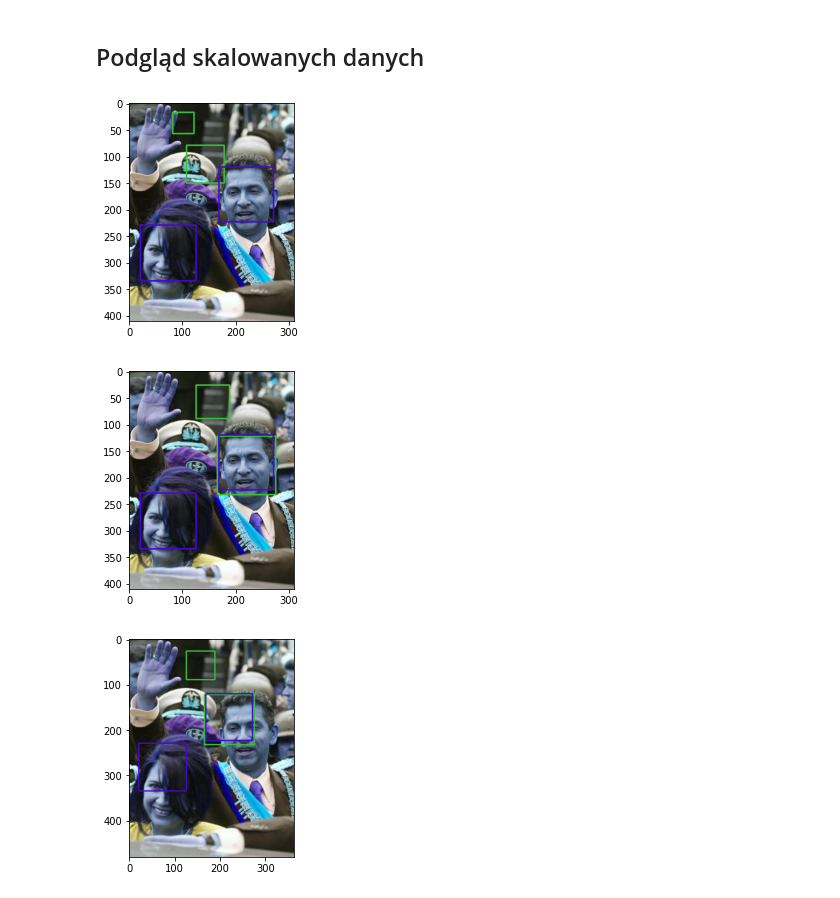
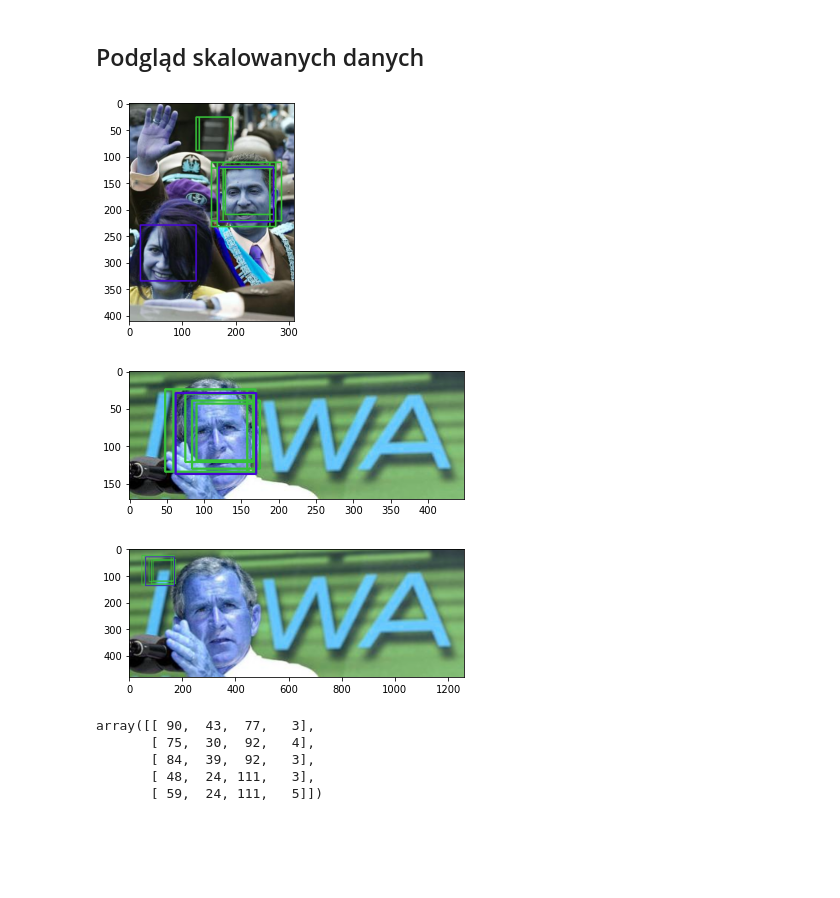
Before and after one commit to karlosos/machine_learning_2, a Jupyter notebook: src/scaling.ipynb, the cells around one changed output. Drawn from its saved outputs; the diff is of its cells as text; code cells hidden in the pictures; blank space fills up the shorter version.

```diff
--- a/src/scaling.ipynb
+++ b/src/scaling.ipynb
@@ -74,14 +74,22 @@ coords_scaled = np.apply_along_axis(scale_detections, 1, coords_suppresion)
 # %% [markdown]
 ## Podgląd skalowanych danych
 # %%
-batch_drawing(coords_scaled[9], resize=False)
+batch_drawing(coords_filtered[9], resize=False)
 # %% [output]
-[figure, old version]
+[figure, new version]
 # %%
-batch_drawing(coords_suppresion[9], resize=False)
+batch_drawing(coords_filtered[7], resize=False)
 # %% [output]
-[figure, old version]
+[figure, new version]
 # %%
-batch_drawing(coords_suppresion[9], resize=True)
+batch_drawing(coords_filtered[7], resize=True)
 # %% [output]
-[figure, old version]
+[figure, new version]
+# %%
+coords_filtered[7][2]
+# %% [output]
+array([[ 90,  43,  77,   3],
+       [ 75,  30,  92,   4],
+       [ 84,  39,  92,   3],
+       [ 48,  24, 111,   3],
+       [ 59,  24, 111,   5]])
```
Also changed, not shown: 3 other files.
